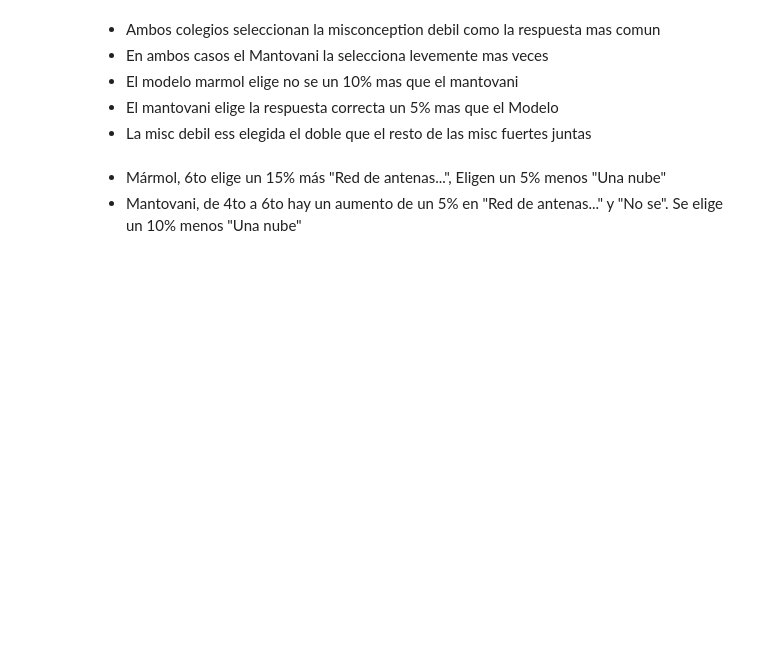
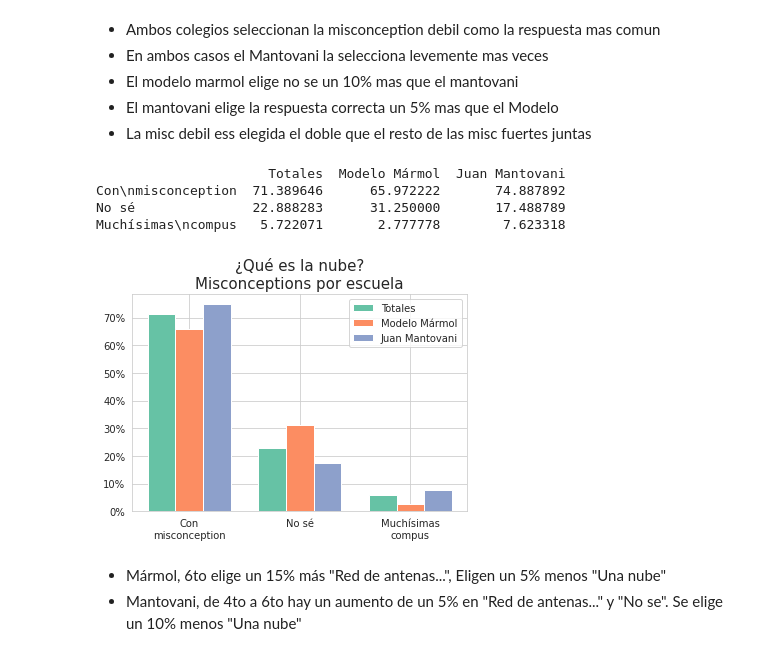
Before and after one commit to fedesassone/tesis, a Jupyter notebook: notebooks/misconceptions/07-que_es_nube/Misconceptions_que_es_nube.ipynb, the cells around one changed output. Drawn from its saved outputs; the diff is of its cells as text; code cells hidden in the pictures; blank space fills up the shorter version.

```diff
--- a/notebooks/misconceptions/07-que_es_nube/Misconceptions_que_es_nube.ipynb
+++ b/notebooks/misconceptions/07-que_es_nube/Misconceptions_que_es_nube.ipynb
@@ -152,6 +154,58 @@ plt.savefig(fig_name_prefix + '_misco_desagregadas_por_escuela' + file_ext, bbox
 * El modelo marmol elige no se un 10% mas que el mantovani
 * El mantovani elige la respuesta correcta un 5% mas que el Modelo
 * La misc debil ess elegida el doble que el resto de las misc fuertes juntas
+# %%
+# Con misconception vs Sin Misconception - Desagrupando No se - ¿qué es la nube?
+data_total = df_fe["que_es_nube"].value_counts(normalize=True).sort_values(ascending=False)
+data_marmol = marmol["que_es_nube"].value_counts(normalize=True).sort_values(ascending=False)
+data_mantovani = mantovani["que_es_nube"].value_counts(normalize=True).sort_values(ascending=False)
+
+dfs = [data_total, data_marmol, data_mantovani]
+
+result = pd.concat(dfs, axis=1, ignore_index=True)
+result = result.rename(columns={0: "Totales", 1: "Modelo Mármol", 2: "Juan Mantovani"},
+                       index={"Una red de antenas y satélites": "Una red de\nantenas y\nsatélites",
+                              "No sé": "No sé",
+                              "Una parte del celular": "Una\nparte del\ncelular",
+                              "Muchísimas computadoras (tantas que podrían llenar una cancha de fútbol)": "Muchísimas\ncompus",
+                              "Una computadora gigante":"Una\ncompu\ngigante"}).fillna(0)
+
+df_con_mis = result.loc[(result.index != 'No sé') & (result.index != 'Muchísimas\ncompus')].sum()
+
+result = pd.concat([ df_con_mis,
+                     result.loc[result.index=='No sé'].sum(),
+                     result.loc[result.index=='Muchísimas\ncompus'].sum(),
+                     ], axis=1, ignore_index=True)
+
+result = result.rename(columns={0: "Con\nmisconception",
+                                1: "No sé",
+                                2: "Muchísimas\ncompus"}).transpose()
+
+print(result*100)
+
+bar_width = 0.25
+
+br1 = np.arange(len(result['Totales']))
+br2 = [x + bar_width for x in br1]
+br3 = [x + bar_width for x in br2]
+
+plt.bar(br1,result['Totales'],        width=bar_width, label = 'Totales')
+plt.bar(br2,result['Modelo Mármol'],  width=bar_width, label = 'Modelo Mármol')
+plt.bar(br3,result['Juan Mantovani'], width=bar_width, label = 'Juan Mantovani')
+
+plt.gca().yaxis.set_major_formatter(PercentFormatter(1))
+if include_title:
+       plt.title("¿Qué es la nube?\nMisconceptions por escuela", fontsize=15)
+plt.xticks([x + bar_width for x in br1], result.index)
+plt.legend()
+
+plt.savefig(fig_name_prefix + '_misco_no-se_no-misco_por_escuela' + file_ext, bbox_inches='tight', dpi=dpi_value)
+# %% [output]
+                      Totales  Modelo Mármol  Juan Mantovani
+Con\nmisconception  71.389646      65.972222       74.887892
+No sé               22.888283      31.250000       17.488789
+Muchísimas\ncompus   5.722071       2.777778        7.623318
+[figure, added]
 # %%
 # En informática, ¿qué es la nube? - Grados
 data_marmol_quinto = marmol[marmol['grado']=="Quinto"]["que_es_nube"].value_counts(normalize=True).sort_values(ascending=False)
```
Also changed, not shown: parts of 3 cells of this notebook, 1 other file.
